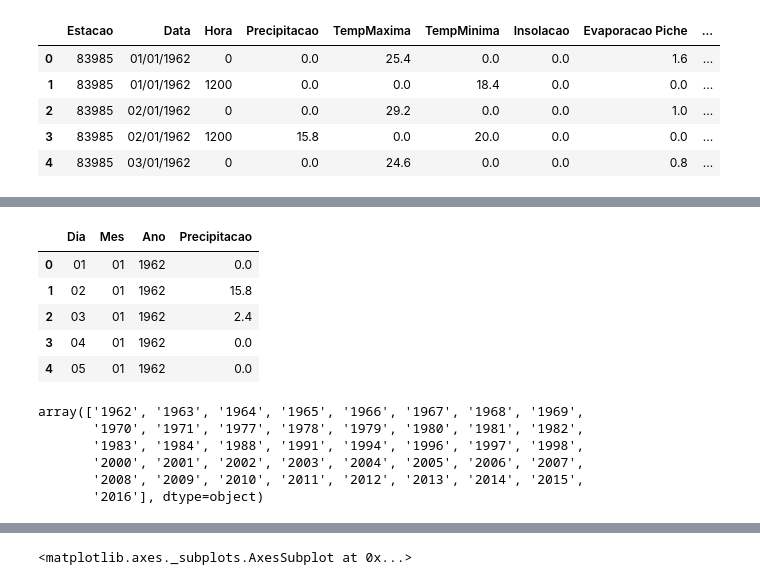
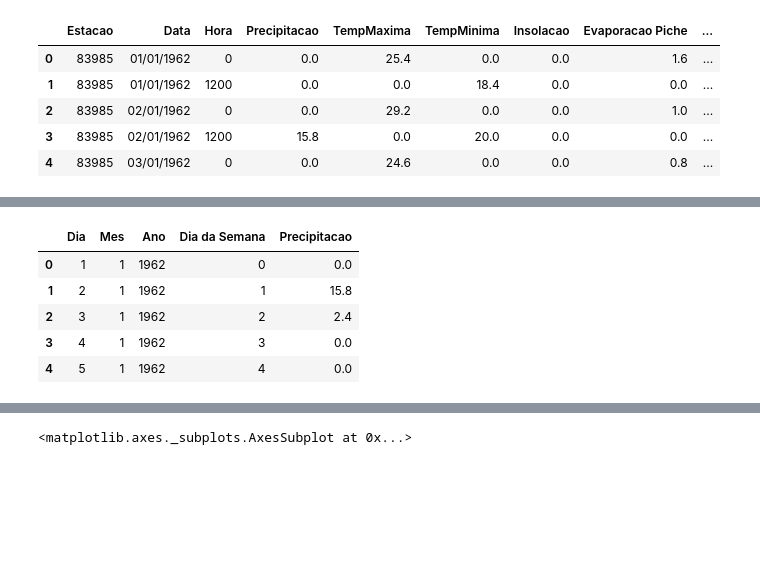
Before and after one commit to jvitorfromhell/icd-meteorologia, a Jupyter notebook: analise.ipynb, the cells around one changed output, grey strips where cells are left out. Cells and saved outputs as stored; diff of their text form; code cells hidden in the pictures; blank space fills up the shorter version.

```diff
--- a/analise.ipynb
+++ b/analise.ipynb
@@ -40,13 +42,17 @@ memory usage: 2.0+ MB
 # %%
 # Transforma Data string em numerica
 
-dados['Dia'] = dados.Data.apply(lambda data : data.split('/')[0])
-dados['Mes'] = dados.Data.apply(lambda data : data.split('/')[1])
-dados['Ano'] = dados.Data.apply(lambda data : data.split('/')[2])
+dados['Dia'] = dados.Data.apply(lambda data : int(data.split('/')[0]))
+dados['Mes'] = dados.Data.apply(lambda data : int(data.split('/')[1]))
+dados['Ano'] = dados.Data.apply(lambda data : int(data.split('/')[2]))
 
 # Remove data string
 dados = dados.drop(['Data'], axis=1)
 
+# Adiciona dia da semana
+
+dados['Dia da Semana'] = np.array([date(dados.Ano.iloc[i], dados.Mes.iloc[i], dados.Dia.iloc[i]).weekday() for i in range(len(dados.Dia))])
+
 dados.head()
 # %% [output]
 |  | Estacao | Hora | Precipitacao | TempMaxima | TempMinima | Insolacao | Evaporacao Piche | Temp Comp Media | ... |
@@ -58,28 +104,17 @@ dados.head()
 # %%
+# Mito 1: se chove no dia de Sao Miguel (29 de Setembro) chove mais no mes de Outubro
+
 # Seleciona somente os dados relativos a precipitacao
 # Uma vez que a medicao de precipitacao nao eh feita na leitura da meia noite (Hora = 0), pode-se ignorar esses dados
 
-precipitacao = dados[['Dia', 'Mes', 'Ano', 'Hora', 'Precipitacao']].copy()
+precipitacao = dados[['Dia', 'Mes', 'Ano', 'Hora', 'Dia da Semana','Precipitacao']].copy()
 precipitacao = precipitacao[precipitacao.Hora == 1200].drop(['Hora'], axis=1).reset_index().drop(['index'], axis=1)
 
 precipitacao.head()
 # %% [output]
-|  | Dia | Mes | Ano | Precipitacao |
-| 0 | 01 | 01 | 1962 | 0.0 |
-| 1 | 02 | 01 | 1962 | 15.8 |
-| 2 | 03 | 01 | 1962 | 2.4 |
-| 3 | 04 | 01 | 1962 | 0.0 |
-| 4 | 05 | 01 | 1962 | 0.0 |
+|  | Dia | Mes | Ano | Dia da Semana | Precipitacao |
+| 0 | 1 | 1 | 1962 | 0 | 0.0 |
+| 1 | 2 | 1 | 1962 | 1 | 15.8 |
+| 2 | 3 | 1 | 1962 | 2 | 2.4 |
+| 3 | 4 | 1 | 1962 | 3 | 0.0 |
+| 4 | 5 | 1 | 1962 | 4 | 0.0 |
-# %%
-# Explorando os dados, verifiquei que existem anos que nao estao presentes nos dados
-# Nao existem dados relativos aos ano 1972-1976, 1985-1987, 1989-1990, 1992-1993, 1995 e 1999
-
-anos = precipitacao.Ano.unique()
-anos
-# %% [output]
-array(['1962', '1963', '1964', '1965', '1966', '1967', '1968', '1969',
-       '1970', '1971', '1977', '1978', '1979', '1980', '1981', '1982',
-       '1983', '1984', '1988', '1991', '1994', '1996', '1997', '1998',
-       '2000', '2001', '2002', '2003', '2004', '2005', '2006', '2007',
-       '2008', '2009', '2010', '2011', '2012', '2013', '2014', '2015',
-       '2016'], dtype=object)
```
Also changed, not shown: parts of 10 cells of this notebook.
